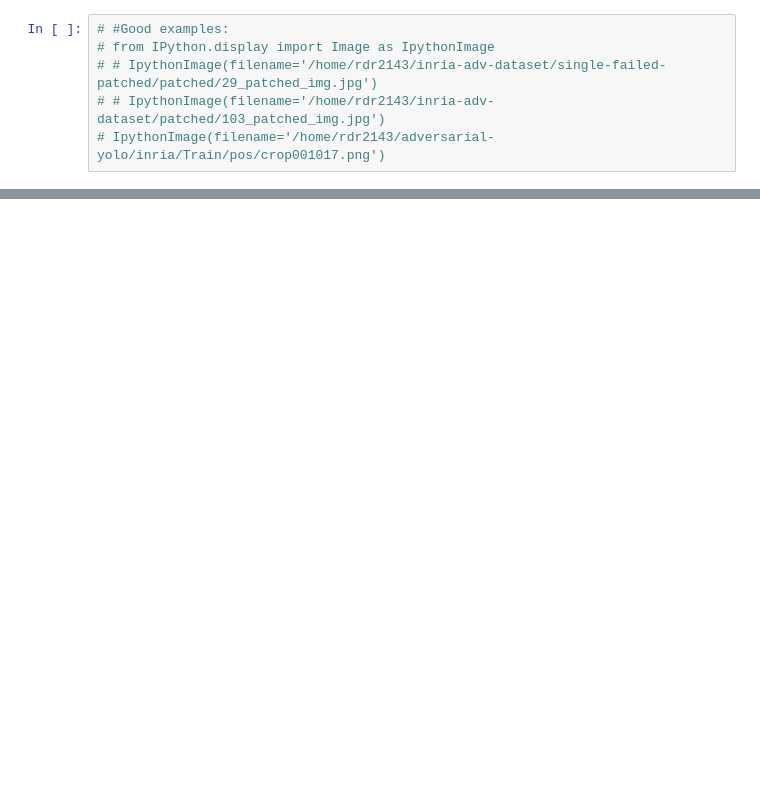
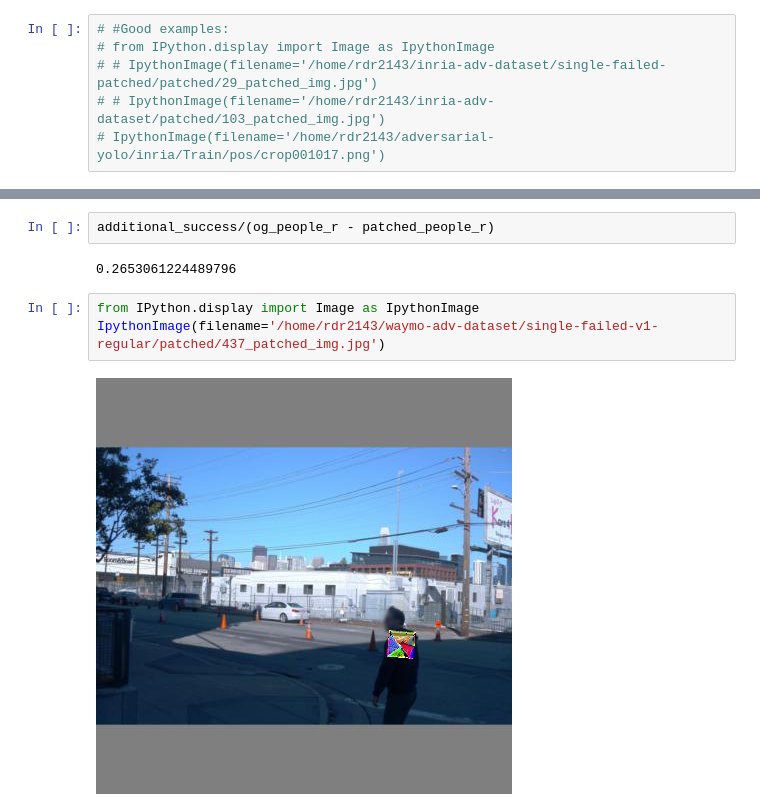
Before and after one commit to rishabhranawat/adv-patches-transferability, a Jupyter notebook: testing-bulk/Yolov2 Darknet Bulk Evaluation.ipynb, the cells around one changed output, grey strips where cells are left out. Drawn from its saved outputs; the diff is of its cells as text; blank space fills up the shorter version.

```diff
--- a/testing-bulk/Yolov2 Darknet Bulk Evaluation.ipynb
+++ b/testing-bulk/Yolov2 Darknet Bulk Evaluation.ipynb
@@ -159,0 +184,9 @@ Completed: 0
+# %%
+additional_success/(og_people_r - patched_people_r)
+# %% [output]
+0.2653061224489796
+# %%
+from IPython.display import Image as IpythonImage
+IpythonImage(filename='/home/rdr2143/waymo-adv-dataset/single-failed-v1-regular/patched/437_patched_img.jpg')
+# %% [output]
+[figure, added]
```
Also changed, not shown: parts of 14 cells of this notebook, 13 other files.
